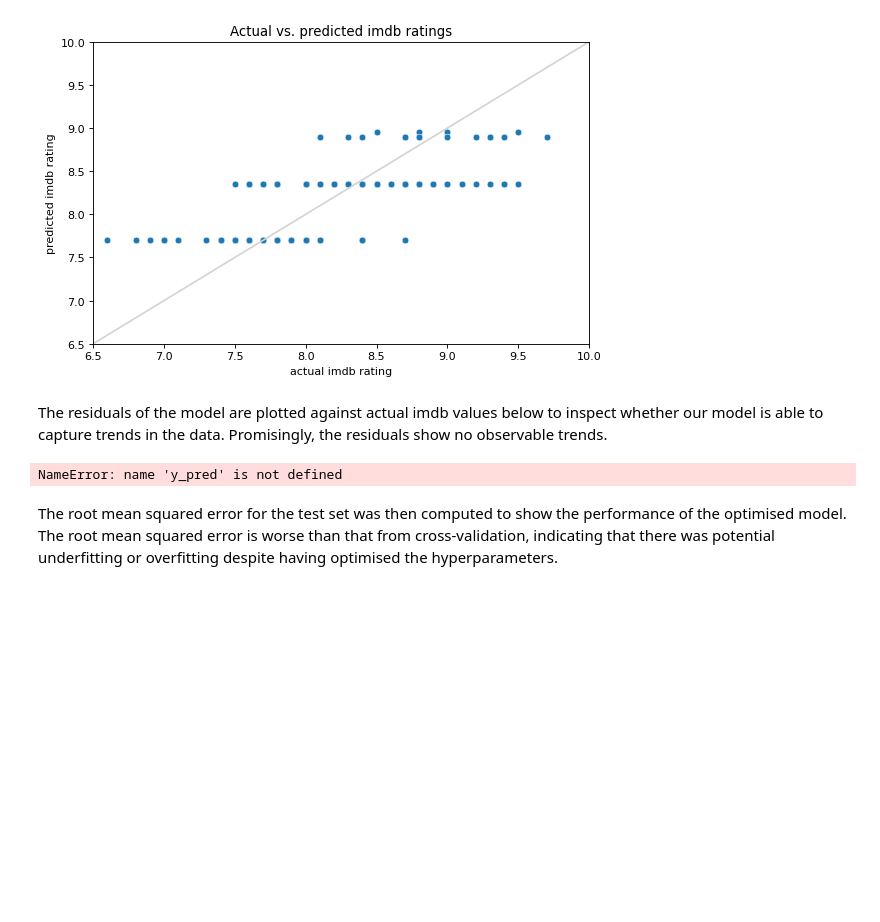
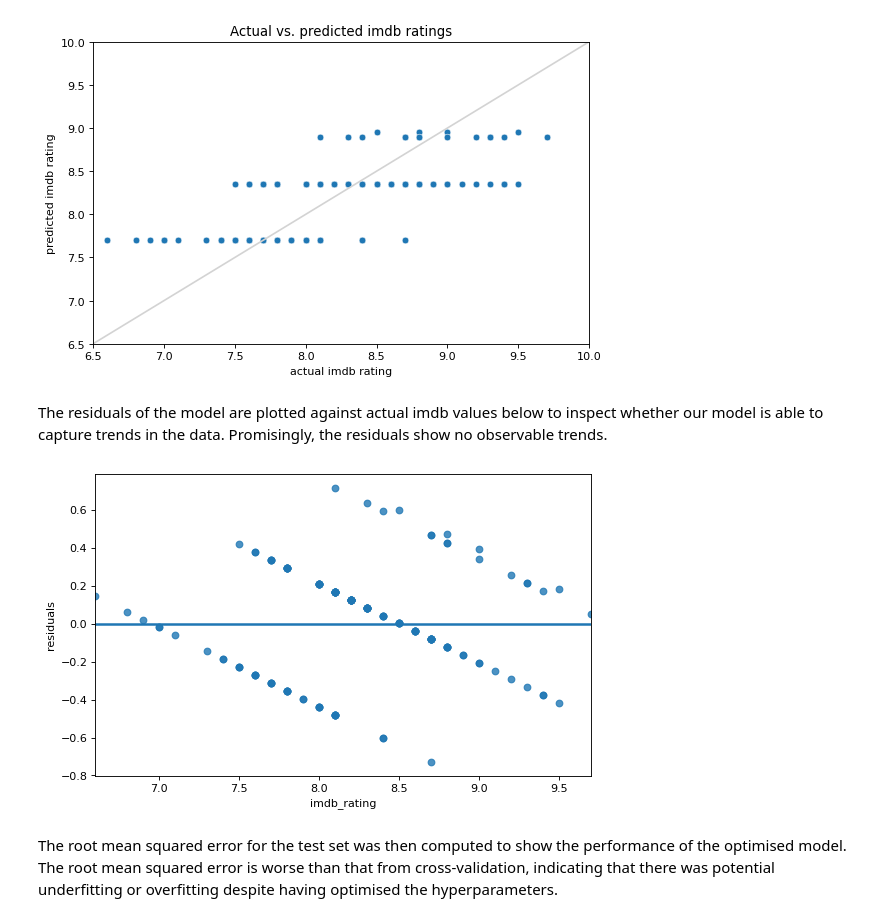
Before and after one commit to abumaz99/MLP-A1, a Jupyter notebook: project1.ipynb, the cells around one changed output. Saved outputs shown, nothing was run; the diff lists cells and outputs as text; code cells hidden in the pictures; blank space fills up the shorter version.

```diff
--- a/project1.ipynb
+++ b/project1.ipynb
@@ -462,18 +468,17 @@ plt.show();
 # %% [markdown]
 The residuals of the model are plotted against actual imdb values below to inspect whether our model is able to capture trends in the data. Promisingly, the residuals show no observable trends.
 # %%
-from scipy import stats
-
+y_pred = grid_search.predict(X_train)
 # Obtain regression slope and intercept
-slope, intercept, rv, pv, se = stats.linregress(y_train, y_pred)
+slope, intercept, rv, pv, se = st.linregress(y_train, y_pred)
 
 # Calculate residuals
 resid = y_pred - slope * y_train - intercept
 
 # Residual plot: fit regression line
 sns.regplot(x=y_train, y=resid, ci=False, fit_reg=True);
 plt.ylabel('residuals');
 # %% [output]
-NameError: name 'y_pred' is not defined
+[figure, added]
 # %% [markdown]
 The root mean squared error for the test set was then computed to show the performance of the optimised model. The root mean squared error is worse than that from cross-validation, indicating that there was potential underfitting or overfitting despite having optimised the hyperparameters.
```
Also changed, not shown: parts of 8 cells of this notebook.
